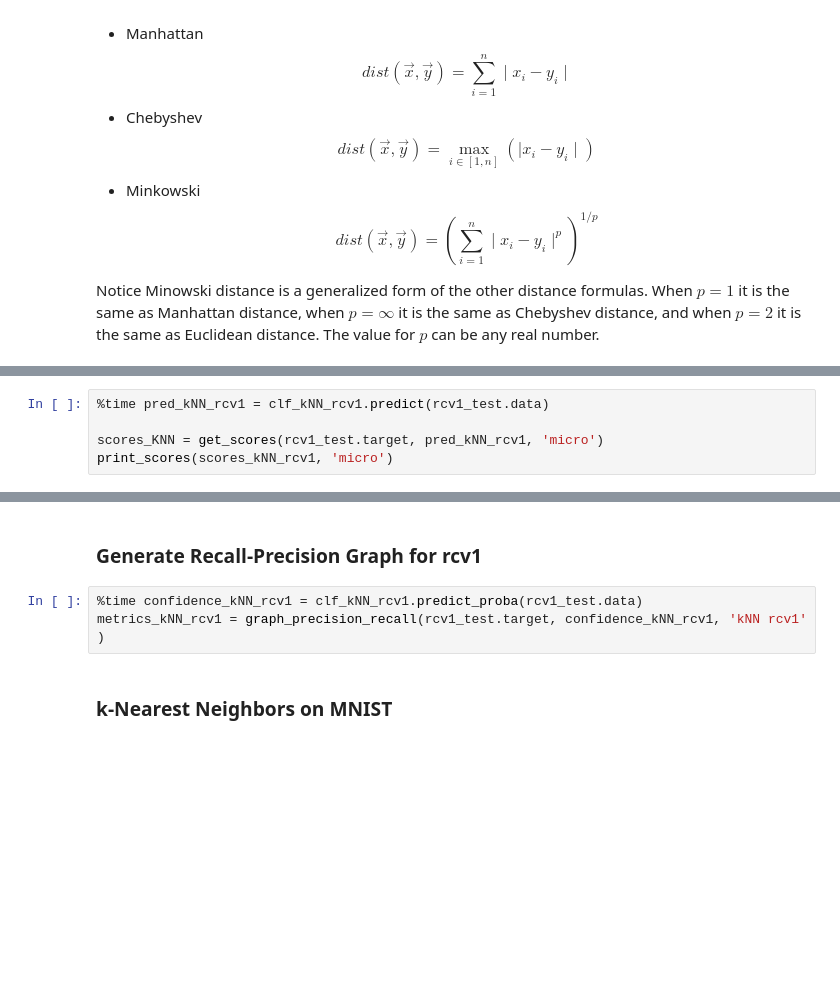
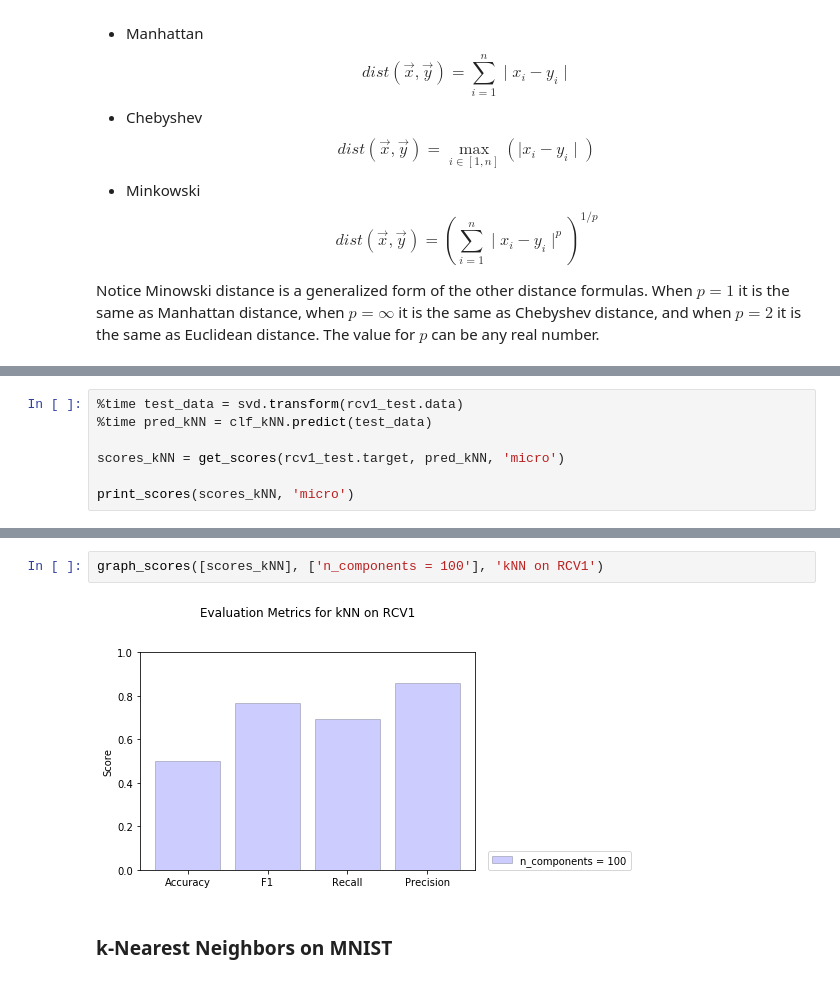
Before and after one commit to ZacCat/Machine-Learning-Notebooks, a Jupyter notebook: classification.ipynb, the cells around one changed output, grey strips where cells are left out. Drawn from its saved outputs; the diff is of its cells as text; blank space fills up the shorter version.

```diff
--- a/classification.ipynb
+++ b/classification.ipynb
@@ -808,5 +832,7 @@ KNeighborsClassifier(algorithm='brute', leaf_size=30, metric='minkowski',
 # %%
-%time pred_kNN_rcv1 = clf_kNN_rcv1.predict(rcv1_test.data)
+%time test_data = svd.transform(rcv1_test.data)
+%time pred_kNN = clf_kNN.predict(test_data)
 
-scores_KNN = get_scores(rcv1_test.target, pred_kNN_rcv1, 'micro')
-print_scores(scores_kNN_rcv1, 'micro')
+scores_kNN = get_scores(rcv1_test.target, pred_kNN, 'micro')
+
+print_scores(scores_kNN, 'micro')
@@ -813,8 +848,7 @@ print_scores(scores_kNN_rcv1, 'micro')
-# %% [markdown]
-### Generate Recall-Precision Graph for rcv1
-# %%
-%time confidence_kNN_rcv1 = clf_kNN_rcv1.predict_proba(rcv1_test.data)
-metrics_kNN_rcv1 = graph_precision_recall(rcv1_test.target, confidence_kNN_rcv1, 'kNN rcv1' )
+# %%
+graph_scores([scores_kNN], ['n_components = 100'], 'kNN on RCV1')
+# %% [output]
+[figure, added]
 # %% [markdown]
 ### k-Nearest Neighbors on MNIST <a id='knn_mnist'></a>
 # %%
```
Also changed, not shown: parts of 10 cells of this notebook.
